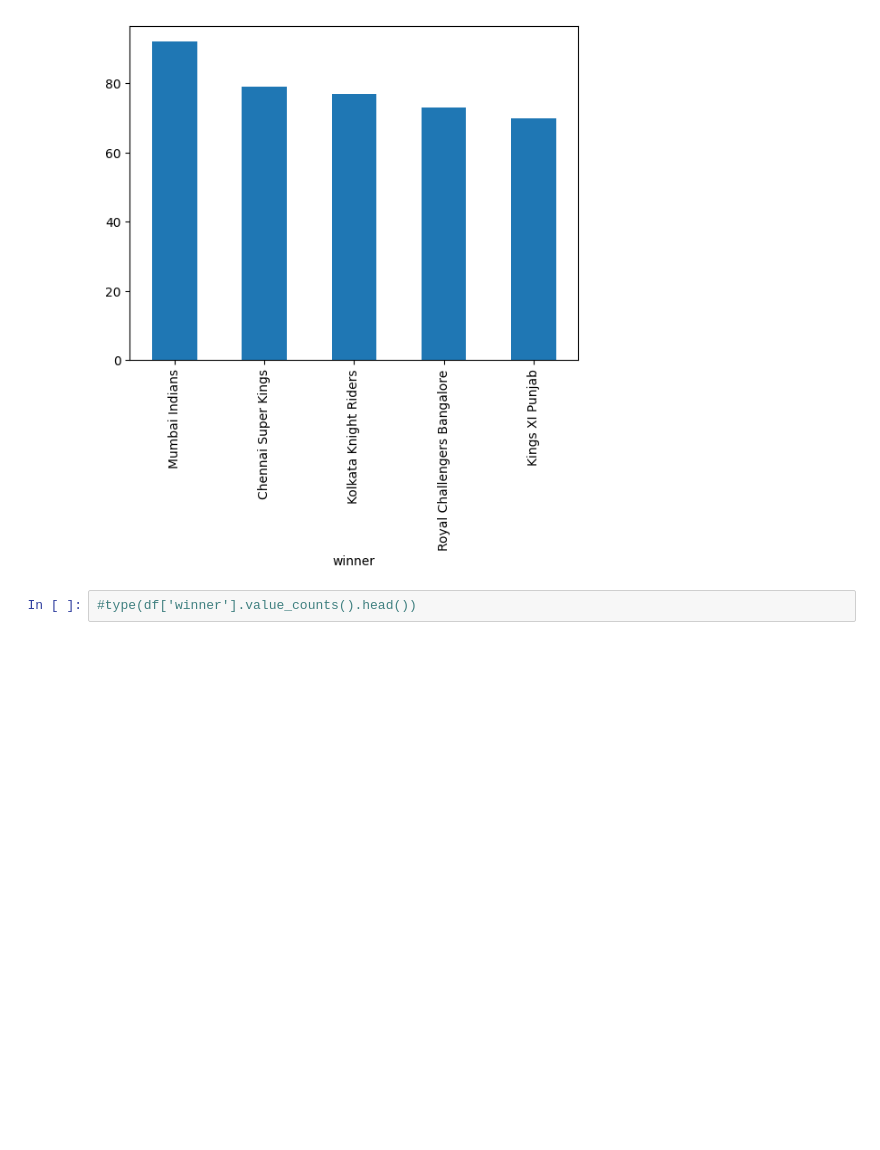
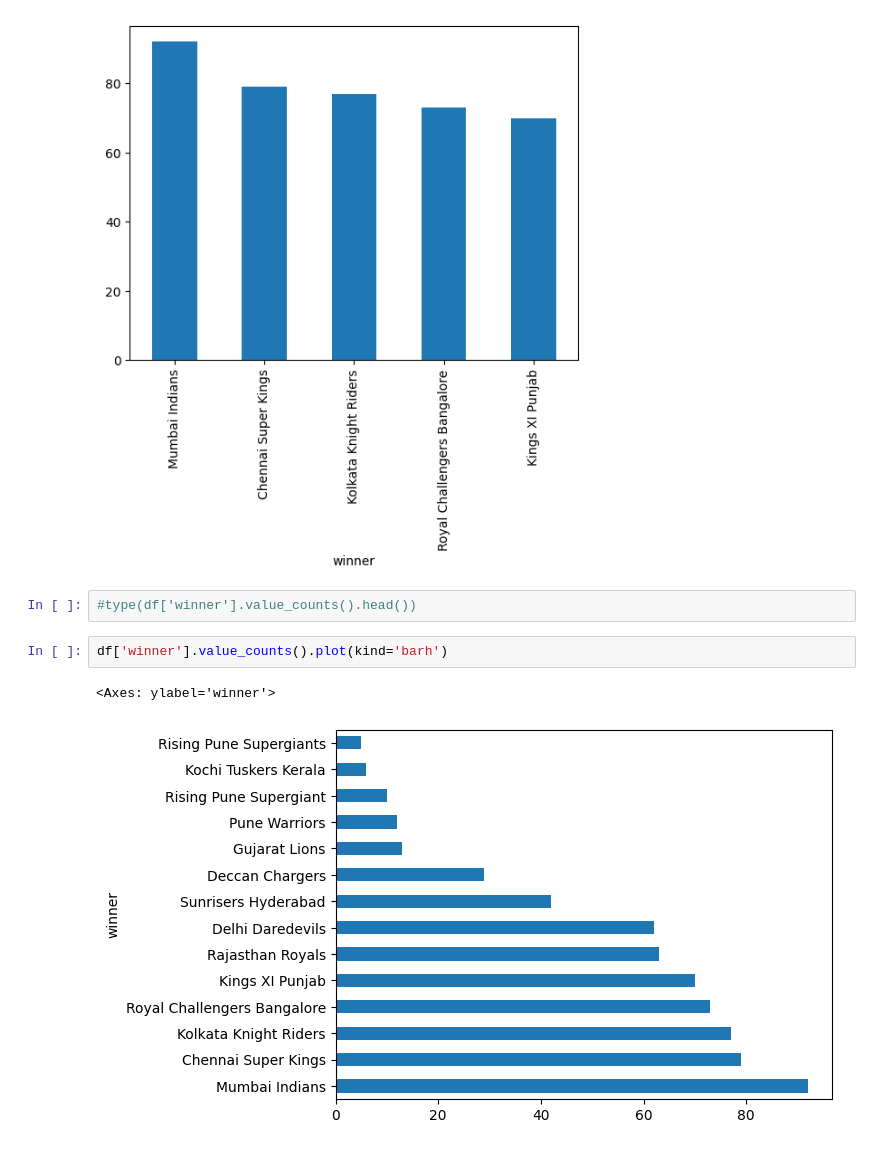
Before and after one commit to ajaykumar080286/Pandas, a Jupyter notebook: values_count.ipynb, the cells around one changed output. Cells and saved outputs as stored; diff of their text form; blank space fills up the shorter version.

```diff
--- a/values_count.ipynb
+++ b/values_count.ipynb
@@ -59,3 +59,8 @@ df['winner'].value_counts().head().plot(kind='bar')
 [figure]
 # %%
 #type(df['winner'].value_counts().head())
+# %%
+df['winner'].value_counts().plot(kind='barh')
+# %% [output]
+<Axes: ylabel='winner'>
+[figure, added]
```
Also changed, not shown: parts of 3 cells of this notebook.
